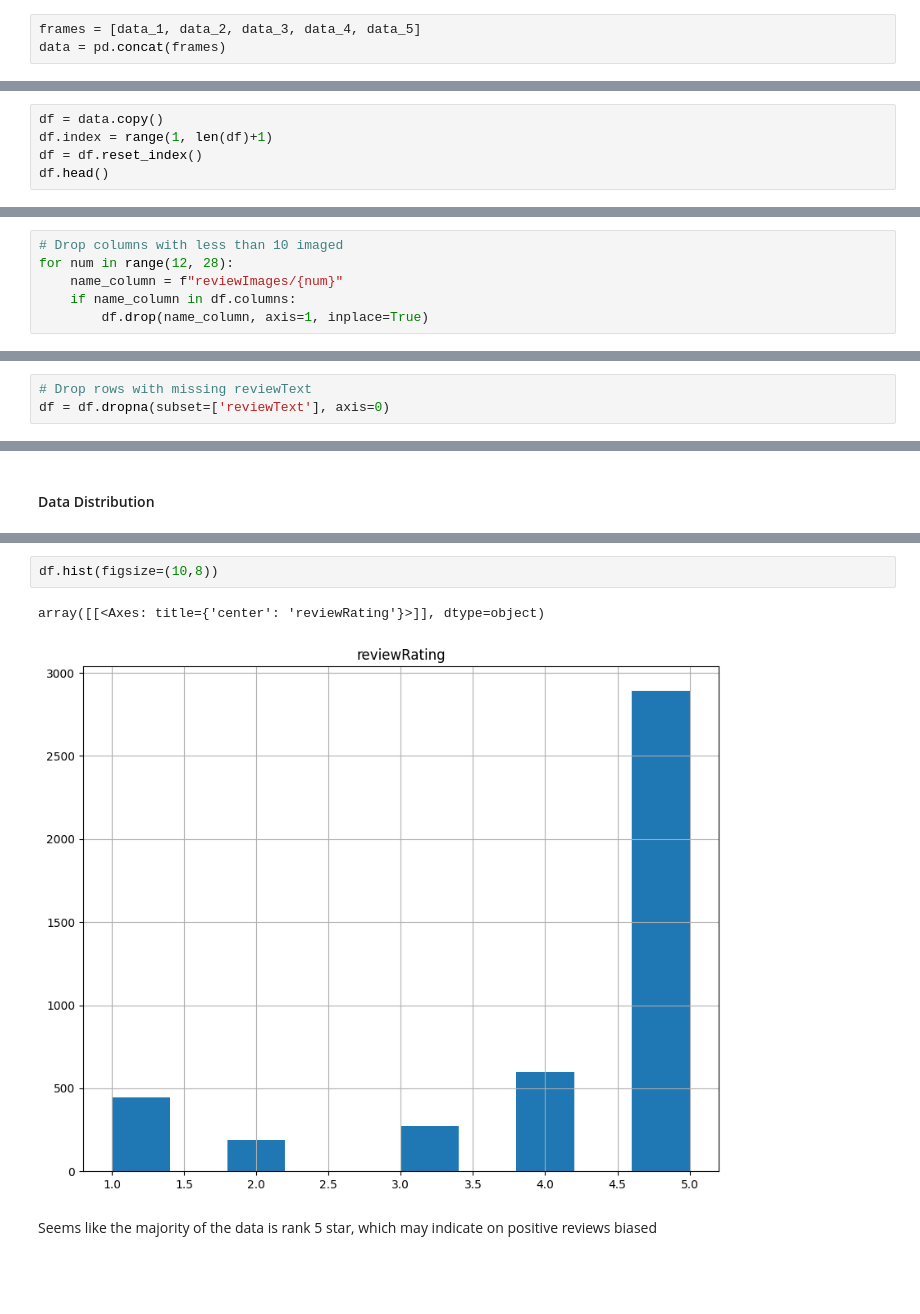
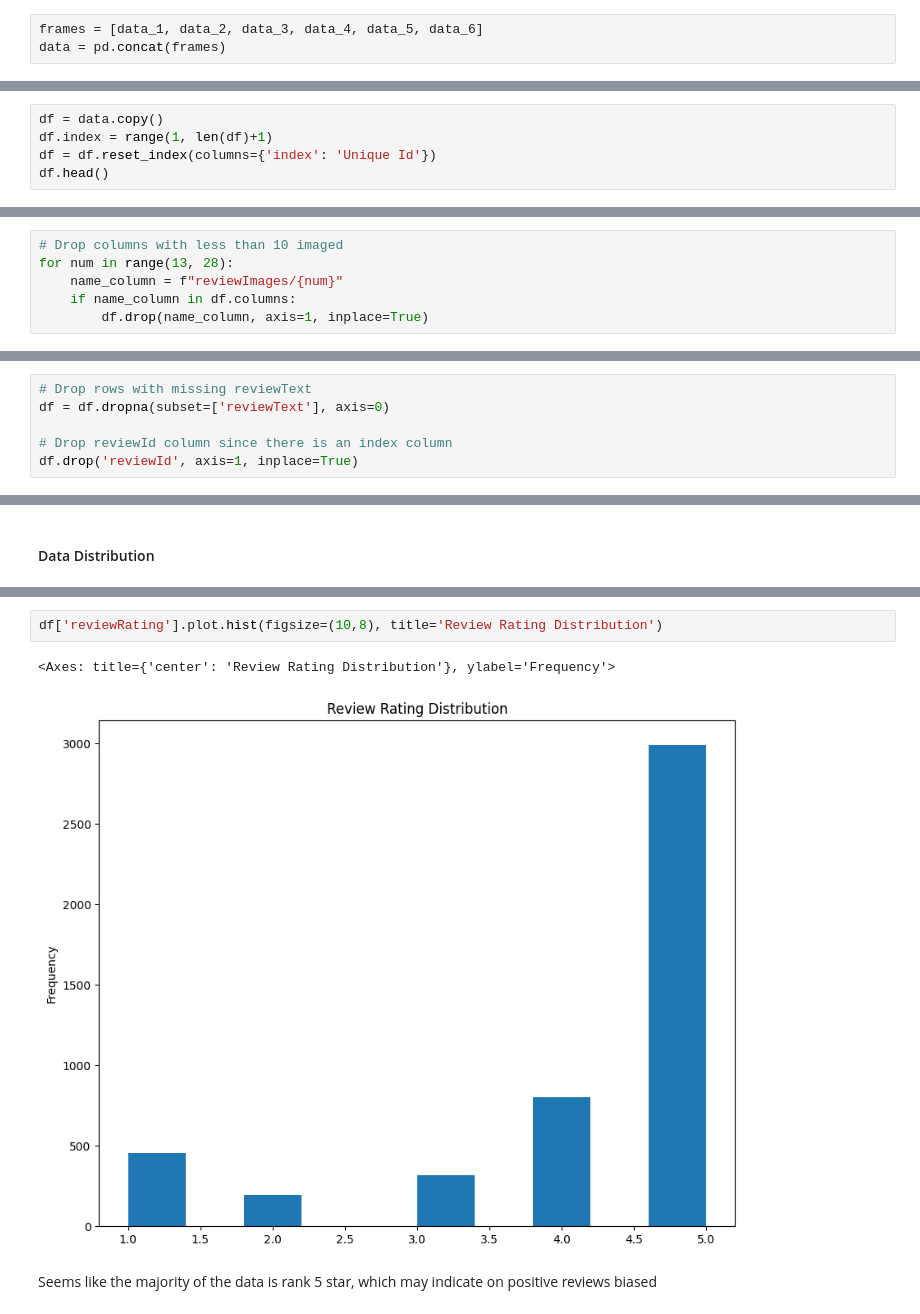
Before and after one commit to gen-git-26/Rreview_Analyzer, a Jupyter notebook: notebooks/eda.ipynb, the cells around one changed output, grey strips where cells are left out. Drawn from its saved outputs; the diff is of its cells as text; blank space fills up the shorter version.

```diff
--- a/notebooks/eda.ipynb
+++ b/notebooks/eda.ipynb
@@ -14,7 +15,7 @@ data_5 = pd.read_csv('../data/data_7.csv')
 # %% [markdown]
 #### Merging DFs
 # %%
-frames = [data_1, data_2, data_3, data_4, data_5]
+frames = [data_1, data_2, data_3, data_4, data_5, data_6]
 data = pd.concat(frames)
 # %% [markdown]
 ## EDA
@@ -55,7 +56,7 @@ Data Shape: (6488, 40)
 # %%
 df = data.copy()
 df.index = range(1, len(df)+1)
-df = df.reset_index()
+df = df.reset_index(columns={'index': 'Unique Id'})
 df.head()
 # %% [output]
 |  | index | authorName | googleMapsPlaceId | placeAddress | placeName | placeUrl | provider | reviewDate | ... |
@@ -69,7 +70,7 @@ df.head()
 ### Data Cleaning
 # %%
 # Drop columns with less than 10 imaged
-for num in range(12, 28):
+for num in range(13, 28):
     name_column = f"reviewImages/{num}"
     if name_column in df.columns:
         df.drop(name_column, axis=1, inplace=True)
@@ -84,6 +85,9 @@ At first sight, it appears like the majority of the important columns are not mi
 # %%
 # Drop rows with missing reviewText
 df = df.dropna(subset=['reviewText'], axis=0)
+
+# Drop reviewId column since there is an index column
+df.drop('reviewId', axis=1, inplace=True)
 # %%
 def create_place_review_pivot(df):
     # Count places per provider
@@ -186,7 +179,7 @@ df['reviewText'].str.len().plot(kind='hist', bins=100, title='Review Text Length
 # %%
-df.hist(figsize=(10,8))
+df['reviewRating'].plot.hist(figsize=(10,8), title='Review Rating Distribution')
 # %% [output]
-array([[<Axes: title={'center': 'reviewRating'}>]], dtype=object)
+<Axes: title={'center': 'Review Rating Distribution'}, ylabel='Frequency'>
-[figure, old version]
+[figure, new version]
 # %% [markdown]
 Seems like the majority of the data is rank 5 star, which may indicate on positive reviews biased
```
Also changed, not shown: parts of 9 cells of this notebook.
